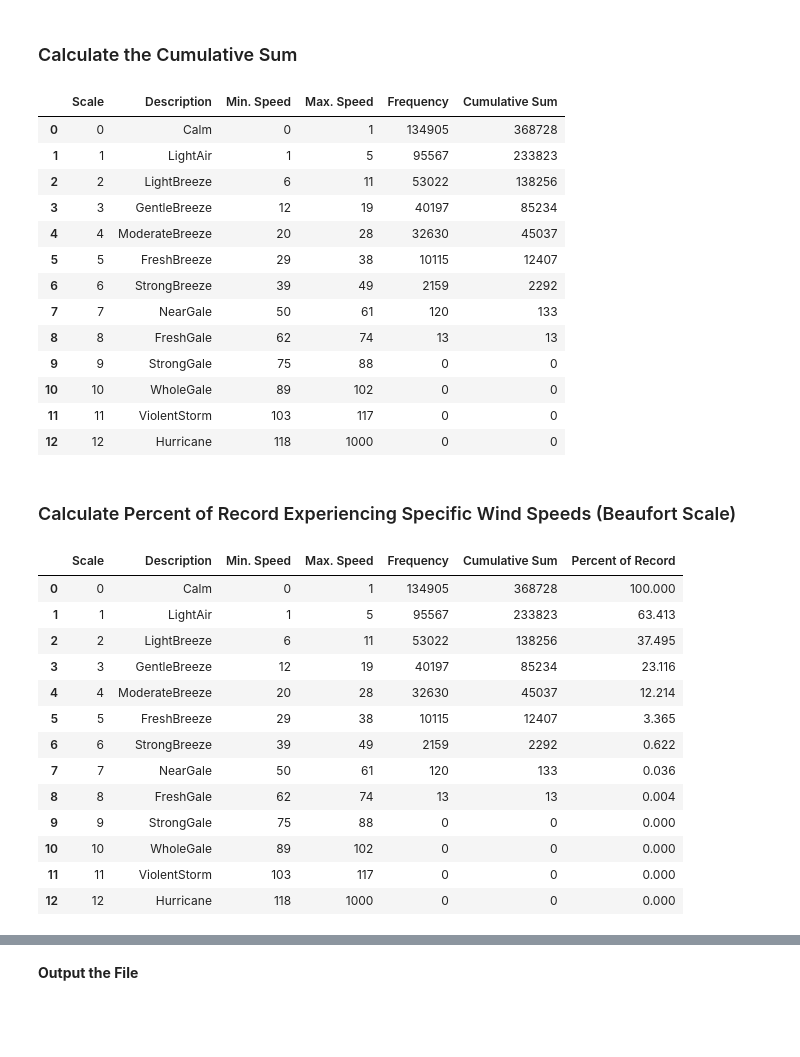
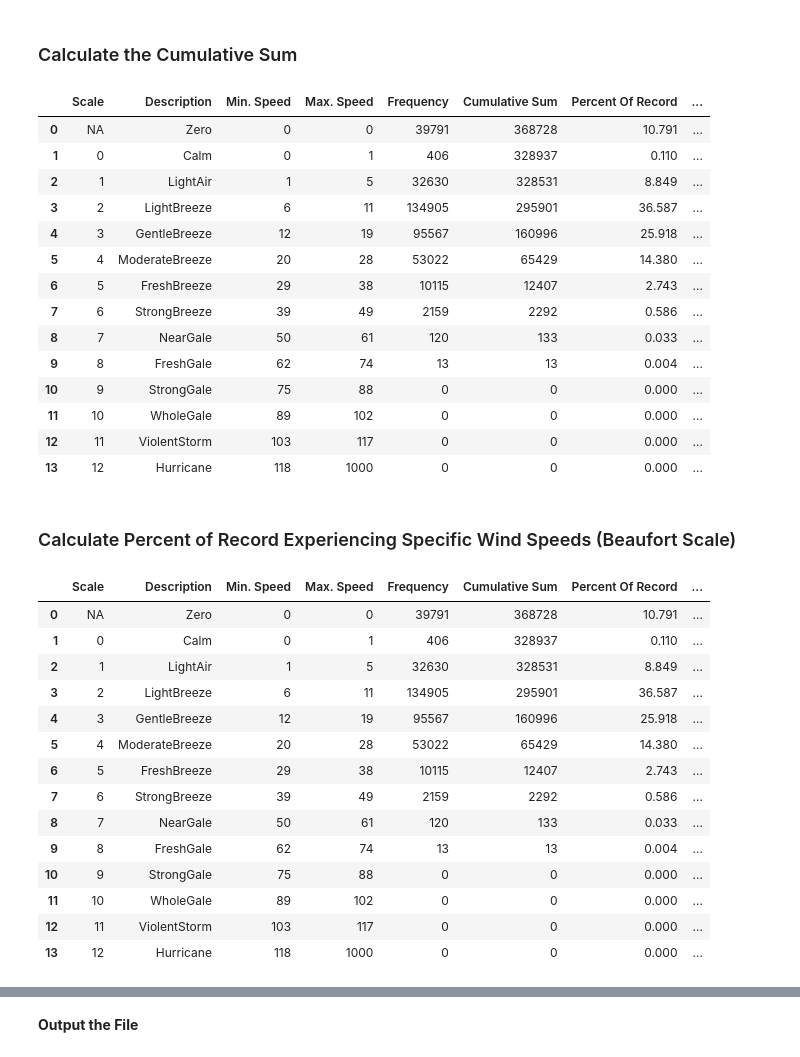
Before and after one commit to AMacumber/HarveyLake, a Jupyter notebook: Analysis_Frequency_Harvey_WindData.ipynb, the cells around one changed output, grey strips where cells are left out. Saved outputs shown, nothing was run; the diff lists cells and outputs as text; code cells hidden in the pictures; blank space fills up the shorter version.

Commit message:
Added Zero Category to Beaufort Scale; Added Exceeded or Met column

```diff
--- a/Analysis_Frequency_Harvey_WindData.ipynb
+++ b/Analysis_Frequency_Harvey_WindData.ipynb
@@ -43,7 +43,7 @@ print(weather_df_001.shape)
 
 Create a wind speed series and check for NULL values
 # %%
-wind_df_000 = weather_df_002['WindKmH']
+wind_df_000 = weather_df_001['WindKmH']
 
 wind_df_000.isnull().values.any()
 # %% [output]
@@ -116,9 +120,11 @@ Define the Beaufort Scale Intervals and apply to Wind Speed
 # %%
 # define the bins for the beaufort scale
-bins = pd.IntervalIndex.from_tuples([(-1, 1), (1,5), (5,12), (12,19), (19,29), (29,38), (38,49), (49,61), (61,74), (74,88), (88,102), (102,117), (117,1000)])
+bins_tuples = [(-1,0), (0, 1), (1,5), (5,12), (12,19), (19,29), (29,38), (38,49), (49,61), (61,74), (74,88), (88,102), (102,117), (117,1000)]
 
-# create a binned column
-wind_df_002['binned'] = pd.cut(wind_df_002, bins=bins, right = False)
+bins = pd.IntervalIndex.from_tuples(bins_tuples)
+# %%
+# create a binned column
+wind_df_002['binned'] = pd.cut(wind_df_002, bins=bins)
 # %% [markdown]
 Find the frequency of hours associated with each Beaufort Scale value
 # %%
@@ -153,11 +160,11 @@ Create a table with Beaufort Scale and frequency
 # create a table representing the beaufort scale, add Harvey Counts
 
 # intialise data of lists.
-beaufort_data = {'Scale':['0', '1', '2', '3', '4', '5', '6', '7', '8', '9', '10', '11', '12'],
-               'Description':['Calm', 'LightAir', 'LightBreeze', 'GentleBreeze', 'ModerateBreeze', 'FreshBreeze', 'StrongBreeze', 'NearGale', 'FreshGale', 'StrongGale', 'WholeGale', 'ViolentStorm', 'Hurricane'],
-                 'Min. Speed':[0, 1, 6, 12, 20, 29, 39, 50, 62, 75, 89, 103, 118],
-              'Max. Speed':[1, 5, 11, 19, 28, 38, 49, 61, 74, 88, 102, 117, 1000],
-                'Frequency':wind_df_003.values}
+beaufort_data = {'Scale':['NA','0', '1', '2', '3', '4', '5', '6', '7', '8', '9', '10', '11', '12'],
+               'Description':['Zero','Calm', 'LightAir', 'LightBreeze', 'GentleBreeze', 'ModerateBreeze', 'FreshBreeze', 'StrongBreeze', 'NearGale', 'FreshGale', 'StrongGale', 'WholeGale', 'ViolentStorm', 'Hurricane'],
+                 'Min. Speed':[0, 0, 1, 6, 12, 20, 29, 39, 50, 62, 75, 89, 103, 118],
+              'Max. Speed':[0, 1, 5, 11, 19, 28, 38, 49, 61, 74, 88, 102, 117, 1000],
+                'Frequency':wind_df_003.sort_index().values}
 
 # Create DataFrame
 beaufort_df = pd.DataFrame(beaufort_data)
@@ -201,37 +209,39 @@ Wind_CumulSum_list.reverse()
 beaufort_df['Cumulative Sum'] = Wind_CumulSum_list
 beaufort_df
 # %% [output]
-|  | Scale | Description | Min. Speed | Max. Speed | Frequency | Cumulative Sum |
-| 0 | 0 | Calm | 0 | 1 | 134905 | 368728 |
-| 1 | 1 | LightAir | 1 | 5 | 95567 | 233823 |
-| 2 | 2 | LightBreeze | 6 | 11 | 53022 | 138256 |
-| 3 | 3 | GentleBreeze | 12 | 19 | 40197 | 85234 |
-| 4 | 4 | ModerateBreeze | 20 | 28 | 32630 | 45037 |
-| 5 | 5 | FreshBreeze | 29 | 38 | 10115 | 12407 |
-| 6 | 6 | StrongBreeze | 39 | 49 | 2159 | 2292 |
-| 7 | 7 | NearGale | 50 | 61 | 120 | 133 |
-| 8 | 8 | FreshGale | 62 | 74 | 13 | 13 |
-| 9 | 9 | StrongGale | 75 | 88 | 0 | 0 |
-| 10 | 10 | WholeGale | 89 | 102 | 0 | 0 |
-| 11 | 11 | ViolentStorm | 103 | 117 | 0 | 0 |
-| 12 | 12 | Hurricane | 118 | 1000 | 0 | 0 |
+|  | Scale | Description | Min. Speed | Max. Speed | Frequency | Cumulative Sum | Percent Of Record | ... |
+| 0 | NA | Zero | 0 | 0 | 39791 | 368728 | 10.791 | ... |
+| 1 | 0 | Calm | 0 | 1 | 406 | 328937 | 0.110 | ... |
+| 2 | 1 | LightAir | 1 | 5 | 32630 | 328531 | 8.849 | ... |
+| 3 | 2 | LightBreeze | 6 | 11 | 134905 | 295901 | 36.587 | ... |
+| 4 | 3 | GentleBreeze | 12 | 19 | 95567 | 160996 | 25.918 | ... |
+| 5 | 4 | ModerateBreeze | 20 | 28 | 53022 | 65429 | 14.380 | ... |
+| 6 | 5 | FreshBreeze | 29 | 38 | 10115 | 12407 | 2.743 | ... |
+| 7 | 6 | StrongBreeze | 39 | 49 | 2159 | 2292 | 0.586 | ... |
+| 8 | 7 | NearGale | 50 | 61 | 120 | 133 | 0.033 | ... |
+| 9 | 8 | FreshGale | 62 | 74 | 13 | 13 | 0.004 | ... |
+| 10 | 9 | StrongGale | 75 | 88 | 0 | 0 | 0.000 | ... |
+| 11 | 10 | WholeGale | 89 | 102 | 0 | 0 | 0.000 | ... |
+| 12 | 11 | ViolentStorm | 103 | 117 | 0 | 0 | 0.000 | ... |
+| 13 | 12 | Hurricane | 118 | 1000 | 0 | 0 | 0.000 | ... |
 # %% [markdown]
 ### Calculate Percent of Record Experiencing Specific Wind Speeds (Beaufort Scale)
 # %%
-beaufort_df['Percent of Record'] = round(((beaufort_df['Cumulative Sum']/sum(beaufort_df['Frequency'])) * 100),3)
+beaufort_df['Percent Of Record'] = round(((beaufort_df['Frequency']/sum(beaufort_df['Frequency'])) * 100),3)
 beaufort_df
 # %% [output]
-|  | Scale | Description | Min. Speed | Max. Speed | Frequency | Cumulative Sum | Percent of Record |
-| 0 | 0 | Calm | 0 | 1 | 134905 | 368728 | 100.000 |
-| 1 | 1 | LightAir | 1 | 5 | 95567 | 233823 | 63.413 |
-| 2 | 2 | LightBreeze | 6 | 11 | 53022 | 138256 | 37.495 |
-| 3 | 3 | GentleBreeze | 12 | 19 | 40197 | 85234 | 23.116 |
-| 4 | 4 | ModerateBreeze | 20 | 28 | 32630 | 45037 | 12.214 |
-| 5 | 5 | FreshBreeze | 29 | 38 | 10115 | 12407 | 3.365 |
-| 6 | 6 | StrongBreeze | 39 | 49 | 2159 | 2292 | 0.622 |
-| 7 | 7 | NearGale | 50 | 61 | 120 | 133 | 0.036 |
-| 8 | 8 | FreshGale | 62 | 74 | 13 | 13 | 0.004 |
-| 9 | 9 | StrongGale | 75 | 88 | 0 | 0 | 0.000 |
-| 10 | 10 | WholeGale | 89 | 102 | 0 | 0 | 0.000 |
-| 11 | 11 | ViolentStorm | 103 | 117 | 0 | 0 | 0.000 |
-| 12 | 12 | Hurricane | 118 | 1000 | 0 | 0 | 0.000 |
+|  | Scale | Description | Min. Speed | Max. Speed | Frequency | Cumulative Sum | Percent Of Record | ... |
+| 0 | NA | Zero | 0 | 0 | 39791 | 368728 | 10.791 | ... |
+| 1 | 0 | Calm | 0 | 1 | 406 | 328937 | 0.110 | ... |
+| 2 | 1 | LightAir | 1 | 5 | 32630 | 328531 | 8.849 | ... |
+| 3 | 2 | LightBreeze | 6 | 11 | 134905 | 295901 | 36.587 | ... |
+| 4 | 3 | GentleBreeze | 12 | 19 | 95567 | 160996 | 25.918 | ... |
+| 5 | 4 | ModerateBreeze | 20 | 28 | 53022 | 65429 | 14.380 | ... |
+| 6 | 5 | FreshBreeze | 29 | 38 | 10115 | 12407 | 2.743 | ... |
+| 7 | 6 | StrongBreeze | 39 | 49 | 2159 | 2292 | 0.586 | ... |
+| 8 | 7 | NearGale | 50 | 61 | 120 | 133 | 0.033 | ... |
+| 9 | 8 | FreshGale | 62 | 74 | 13 | 13 | 0.004 | ... |
+| 10 | 9 | StrongGale | 75 | 88 | 0 | 0 | 0.000 | ... |
+| 11 | 10 | WholeGale | 89 | 102 | 0 | 0 | 0.000 | ... |
+| 12 | 11 | ViolentStorm | 103 | 117 | 0 | 0 | 0.000 | ... |
+| 13 | 12 | Hurricane | 118 | 1000 | 0 | 0 | 0.000 | ... |
```
Also changed, not shown: parts of 7 cells of this notebook, 2 other files.
